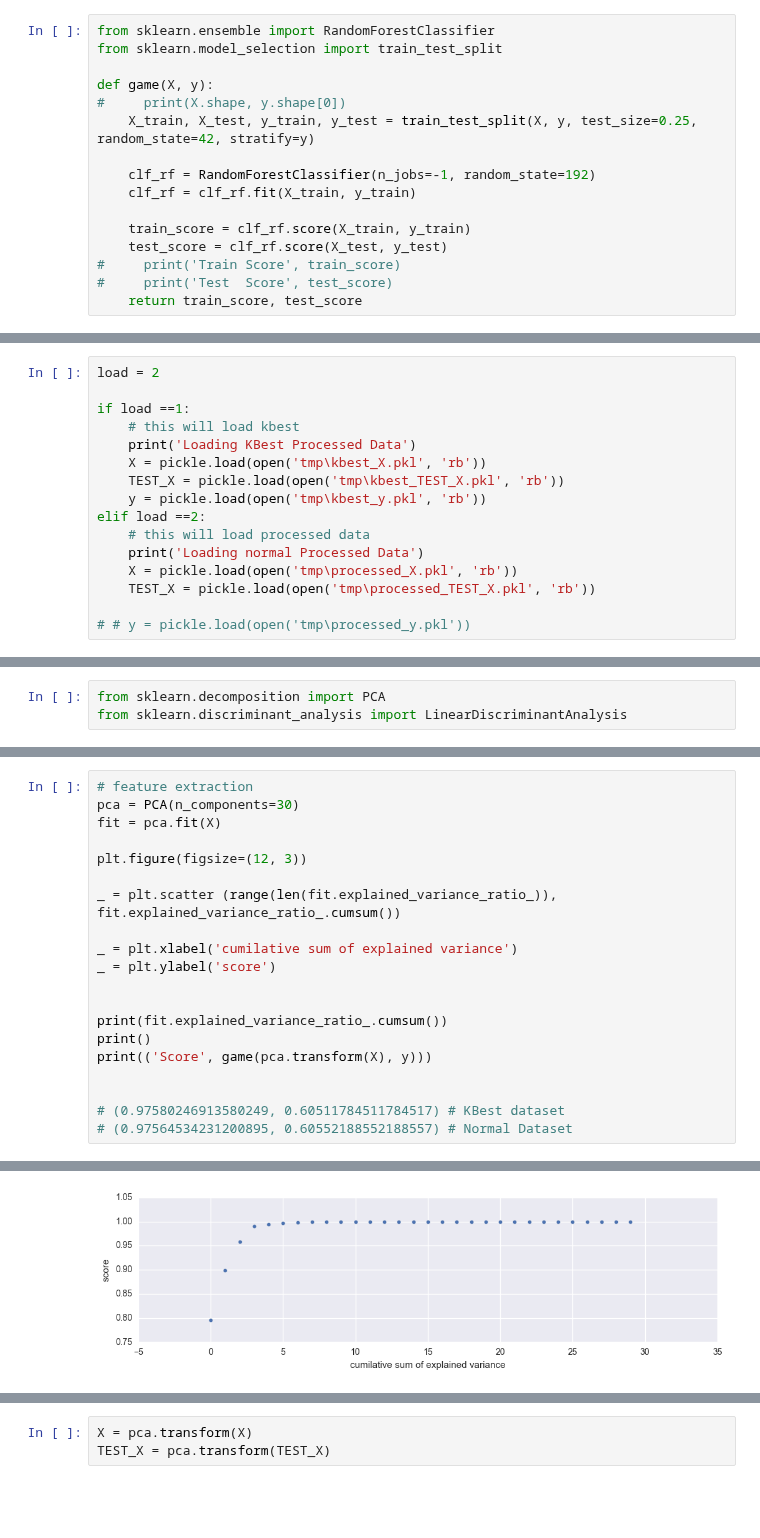
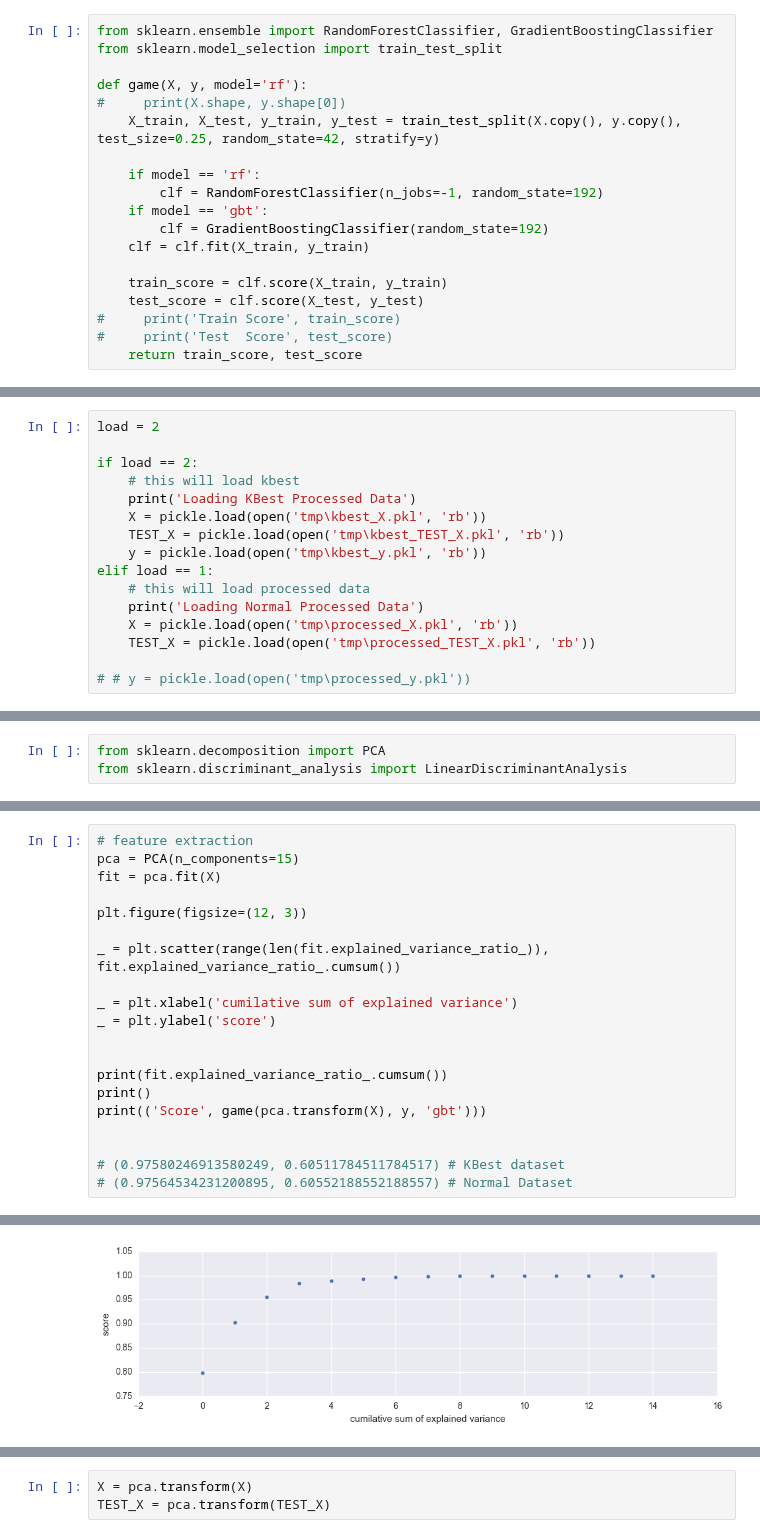
Before and after one commit to msampathkumar/datadriven, a Jupyter notebook: pumpit.ipynb, the cells around one changed output, grey strips where cells are left out. Drawn from its saved outputs; the diff is of its cells as text; blank space fills up the shorter version.

```diff
--- a/pumpit.ipynb
+++ b/pumpit.ipynb
@@ -1128,16 +870,19 @@ from sklearn.feature_selection import chi2, f_classif, mutual_info_classif
 # %%
-from sklearn.ensemble import RandomForestClassifier
+from sklearn.ensemble import RandomForestClassifier, GradientBoostingClassifier
 from sklearn.model_selection import train_test_split
 
-def game(X, y):
+def game(X, y, model='rf'):
 #     print(X.shape, y.shape[0])
-    X_train, X_test, y_train, y_test = train_test_split(X, y, test_size=0.25, random_state=42, stratify=y)
+    X_train, X_test, y_train, y_test = train_test_split(X.copy(), y.copy(), test_size=0.25, random_state=42, stratify=y)
 
-    clf_rf = RandomForestClassifier(n_jobs=-1, random_state=192)
-    clf_rf = clf_rf.fit(X_train, y_train)
+    if model == 'rf':
+        clf = RandomForestClassifier(n_jobs=-1, random_state=192)
+    if model == 'gbt':
+        clf = GradientBoostingClassifier(random_state=192)
+    clf = clf.fit(X_train, y_train)
 
-    train_score = clf_rf.score(X_train, y_train)
-    test_score = clf_rf.score(X_test, y_test)
+    train_score = clf.score(X_train, y_train)
+    test_score = clf.score(X_test, y_test)
 #     print('Train Score', train_score)
 #     print('Test  Score', test_score)
     return train_score, test_score
@@ -1256,15 +1096,15 @@ pickle.dump(y, open('tmp\kbest_y.pkl', 'wb'))
 # %%
 load = 2
 
-if load ==1:
+if load == 2:
     # this will load kbest
     print('Loading KBest Processed Data')
     X = pickle.load(open('tmp\kbest_X.pkl', 'rb'))
     TEST_X = pickle.load(open('tmp\kbest_TEST_X.pkl', 'rb'))
     y = pickle.load(open('tmp\kbest_y.pkl', 'rb'))
-elif load ==2:
+elif load == 1:
     # this will load processed data
-    print('Loading normal Processed Data')
+    print('Loading Normal Processed Data')
     X = pickle.load(open('tmp\processed_X.pkl', 'rb'))
     TEST_X = pickle.load(open('tmp\processed_TEST_X.pkl', 'rb'))
 
@@ -1283,11 +1119,11 @@ X.shape
 # %%
 # feature extraction
-pca = PCA(n_components=30)
+pca = PCA(n_components=15)
 fit = pca.fit(X)
 
 plt.figure(figsize=(12, 3))
 
-_ = plt.scatter (range(len(fit.explained_variance_ratio_)), fit.explained_variance_ratio_.cumsum())
+_ = plt.scatter(range(len(fit.explained_variance_ratio_)), fit.explained_variance_ratio_.cumsum())
 
 _ = plt.xlabel('cumilative sum of explained variance')
 _ = plt.ylabel('score')
@@ -1295,7 +1131,7 @@ _ = plt.ylabel('score')
 
 print(fit.explained_variance_ratio_.cumsum())
 print()
-print(('Score', game(pca.transform(X), y)))
+print(('Score', game(pca.transform(X), y, 'gbt')))
 
 
 # (0.97580246913580249, 0.60511784511784517) # KBest dataset
@@ -1309,4 +1144,4 @@ print(('Score', game(pca.transform(X), y)))
-[figure, old version]
+[figure, new version]
 # %%
 ss = pd.DataFrame(fit.components_)
 ss = ss.applymap(lambda x: x if x > 0 else -1 * x)
```
Also changed, not shown: parts of 139 cells of this notebook, 1 other file.
